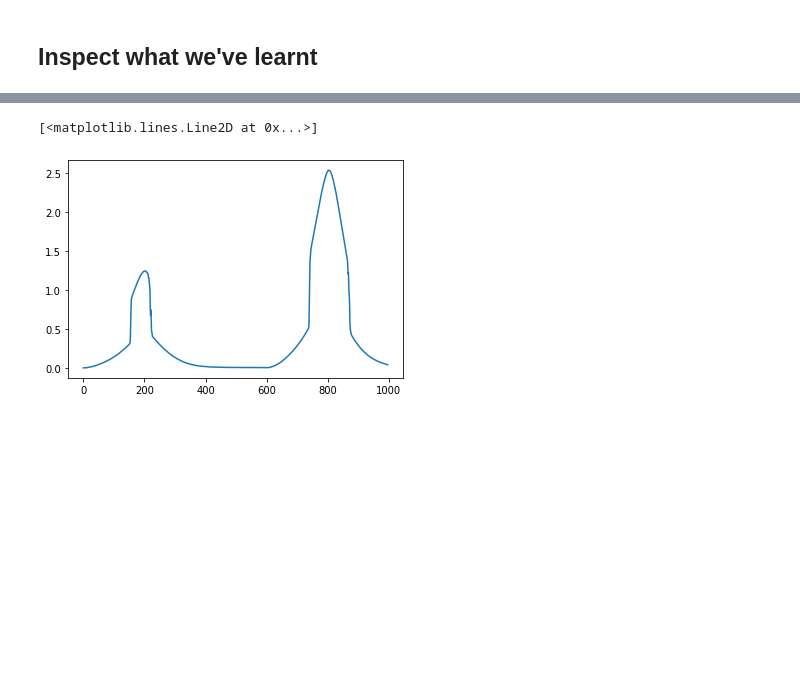
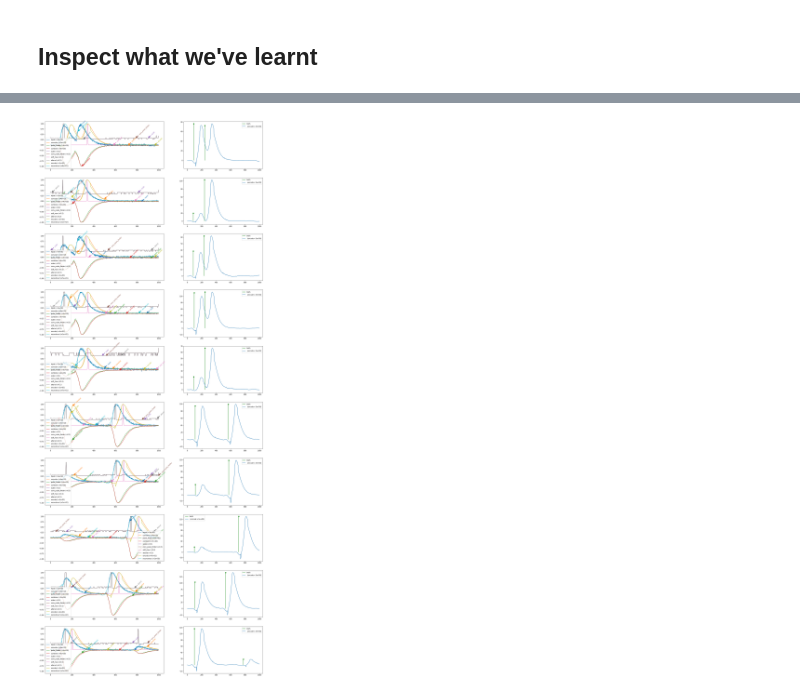
Before and after one commit to benkrikler/wavefilter, a Jupyter notebook: notebooks/train_simple_pulse_finder_torch.ipynb, the cells around one changed output, grey strips where cells are left out. Cells and saved outputs as stored; diff of their text form; code cells hidden in the pictures; blank space fills up the shorter version.

```diff
--- a/notebooks/train_simple_pulse_finder_torch.ipynb
+++ b/notebooks/train_simple_pulse_finder_torch.ipynb
@@ -229,8 +189,15 @@ for i in choices: #np.random.randint(len(data), size=10):
-# %%
-plt.plot(activations["encode"][0].cpu().numpy())
-# %% [output]
-[<matplotlib.lines.Line2D at 0x...>]
-[figure, removed]
+# %%
+activations = InspectActivations(device)
+activations.register(model, "attend", "encode", "convolve", "reconstruct")
+activations.register(model.attend, "conv_pulse_finder", "soft_max")
+activations.register(model.attend.conv_pulse_finder, "pulse_finder", "combine", "scale")
+
+close_time = np.random.choice(np.where(truth[1][:, 1] < 250)[0], 5)
+far_time = np.random.choice(np.where(truth[1][:, 1] > 500)[0], 5)
+choices = np.concatenate((close_time, far_time))
+activations.inspect(model, ds, true_amp=truth[0], true_time=truth[1], indices=choices, compare_truth="encode")
+# %% [output]
+[figure, added]
 # %%
 learnt = model.get_parameter("convolve.weight").detach().cpu().numpy()[0,0]
 plt.plot(learnt, label="learnt")
```
Also changed, not shown: parts of 16 cells of this notebook.
